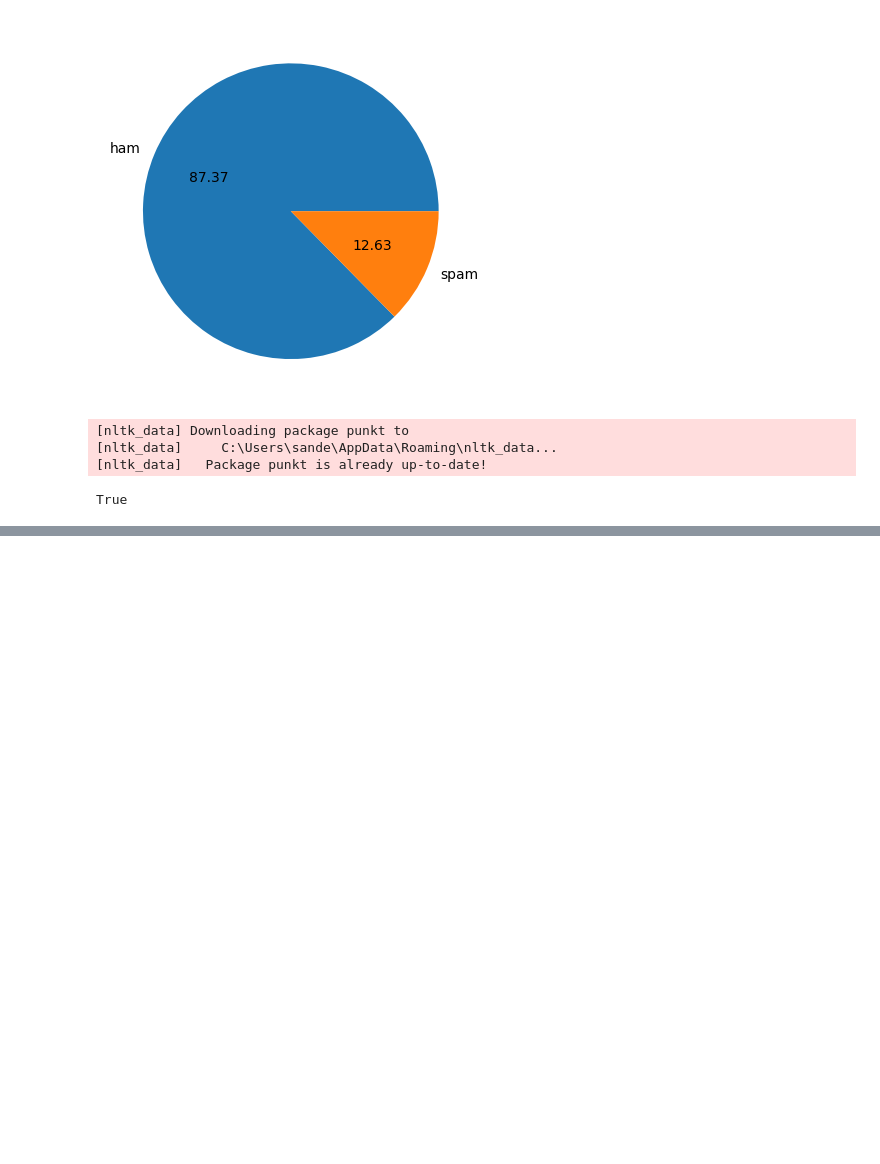
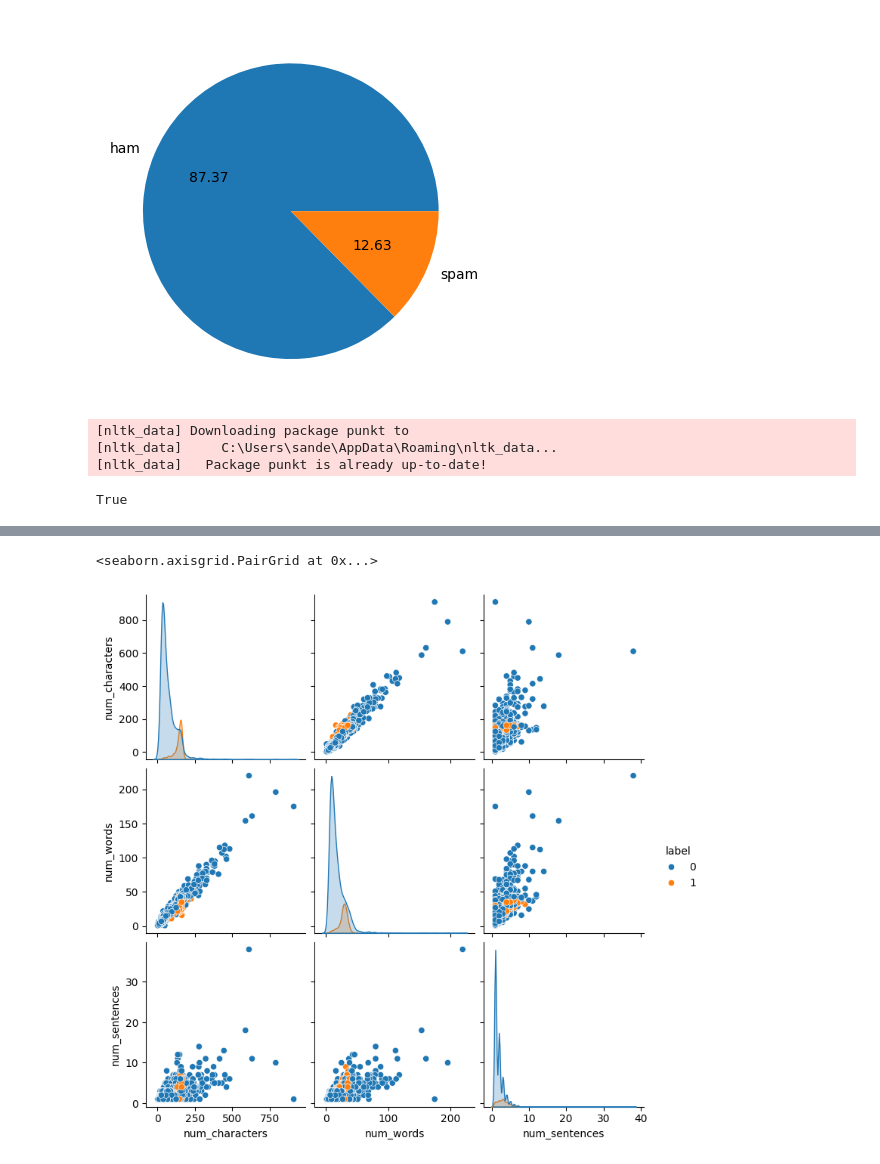
Before and after one commit to SandeepMuhal88/Project_In_Machine_Learning, a Jupyter notebook: SMS_Spam_Classifiers/notenook.ipynb, the cells around one changed output, grey strips where cells are left out. Saved outputs shown, nothing was run; the diff lists cells and outputs as text; code cells hidden in the pictures; blank space fills up the shorter version.

```diff
--- a/SMS_Spam_Classifiers/notenook.ipynb
+++ b/SMS_Spam_Classifiers/notenook.ipynb
@@ -142,0 +239,5 @@ LookupError:
+# %%
+sns.pairplot(df, hue='label')
+# %% [output]
+<seaborn.axisgrid.PairGrid at 0x...>
+[figure, added]
```
Also changed, not shown: parts of 47 cells of this notebook, 1 other file.
